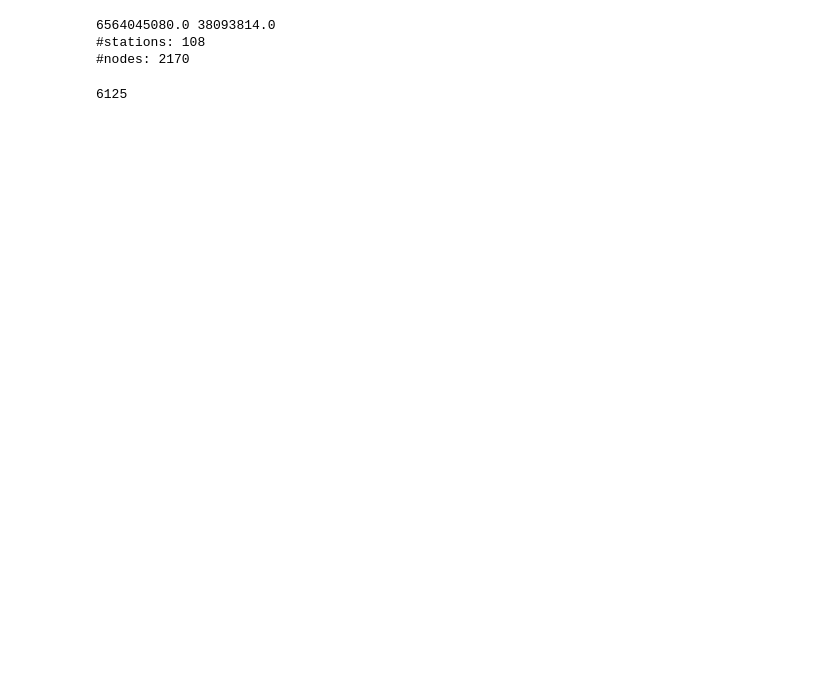
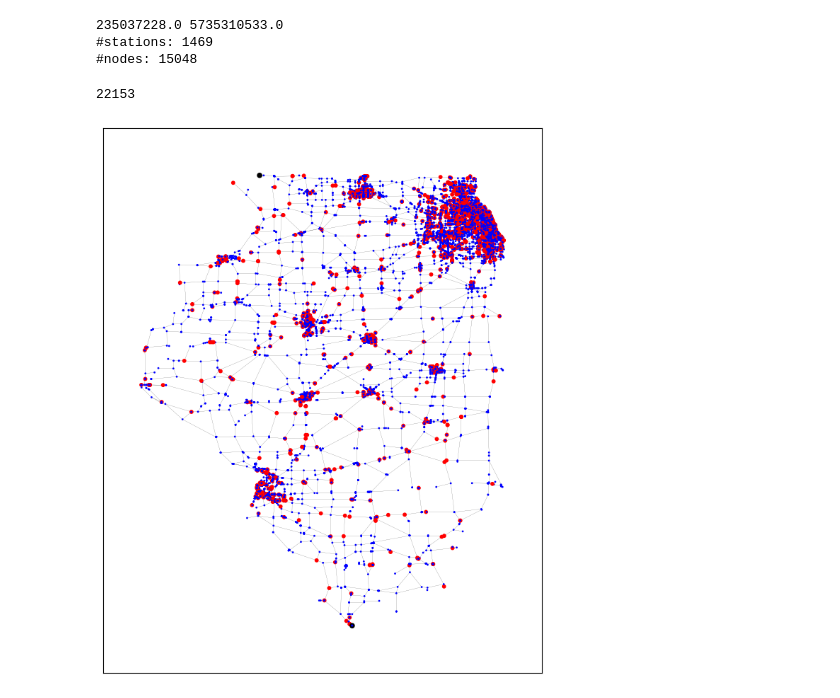
Before and after one commit to samiran-kawtikwar/Optimum-refueling, a Jupyter notebook: refuel.ipynb, the cells around one changed output. Saved outputs shown, nothing was run; the diff lists cells and outputs as text; code cells hidden in the pictures; blank space fills up the shorter version.

```diff
--- a/refuel.ipynb
+++ b/refuel.ipynb
@@ -24,11 +30,10 @@ def myplot(G, pos, color, NodeSize, LineWidth):
     # nx.draw_networkx_labels(G,pos,labels=label_list)
     plt.show()
 # %%
+# place_name = 'Champaign, IL, USA'
 # place_name = 'Chicago, IL, USA'
-place_name = 'Champaign, IL, USA'
-H=ox.graph_from_place(place_name, network_type='drive')
-# H=ox.graph_from_place(place_name, custom_filter=['highway'])
-G = nx.DiGraph(H)
+place_name = 'IL, USA'
+G = nx.Graph(ox.graph_from_place(place_name, custom_filter='["highway"~"primary|secondary"]'))
 # %%
 # pos=nx.spring_layout(G)
 pos={}  # For map like graphs
@@ -50,7 +55,7 @@ for i in G.nodes():
         color.extend(['k'])
         NodeSize.extend([20])
     else:
-        if np.random.rand() < 0.05:
+        if np.random.rand() < 0.10:
             gas_stations.append(i)
             label_list[i]=str(i)
             color.extend(['r'])
@@ -61,6 +66,6 @@ for i in G.nodes():
             NodeSize.extend([1])
 print('#stations:',len(gas_stations),'\n#nodes:' ,G.number_of_nodes())
 # %% [output]
-6564045080.0 38093814.0
-#stations: 108
-#nodes: 2170
+235037228.0 5735310533.0
+#stations: 1469
+#nodes: 15048
@@ -67,18 +78,21 @@ print('#stations:',len(gas_stations),'\n#nodes:' ,G.number_of_nodes())
 # %%
 LineWidth={}
 itercount=0
 print(G.number_of_edges())
 edgelist=copy.deepcopy(G.edges())
 for u,v in edgelist:
     itercount +=1
     if u==v:
         G.remove_edge(u,v)
         continue
     # LineWidth.extend([0.5])
     if (u,v) in LineWidth.keys():
         G.remove_edge(u,v)
         continue
-    LineWidth[(u,v)]=0.01
+    LineWidth[(u,v)]=0.1
+O_lineWidth=copy.deepcopy(LineWidth)
 plist = list(LineWidth.values())
+myplot(G,pos,color, NodeSize, plist)
 # %% [output]
-6125
+22153
+[figure, added]
```
Also changed, not shown: parts of 18 cells of this notebook, 10 other files.
